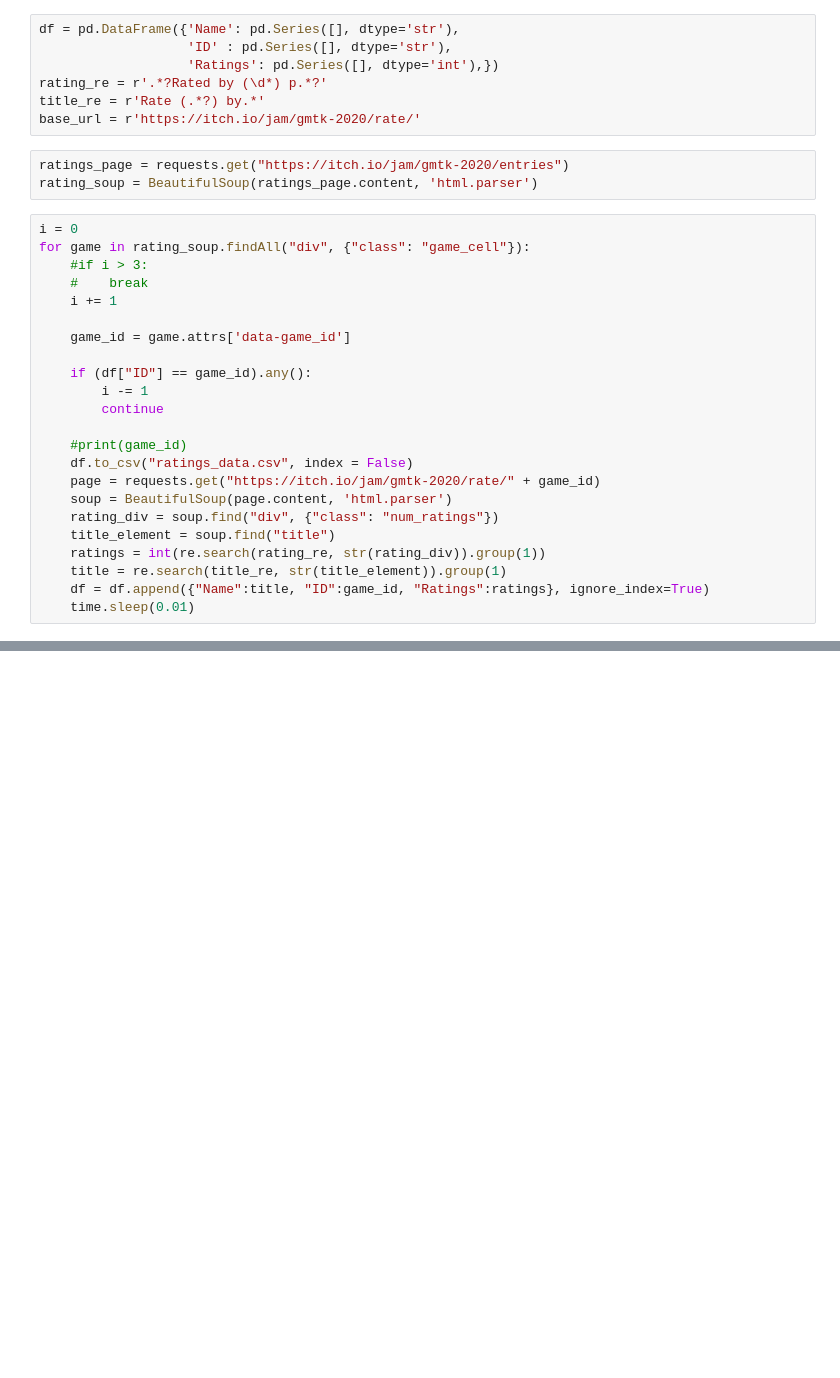
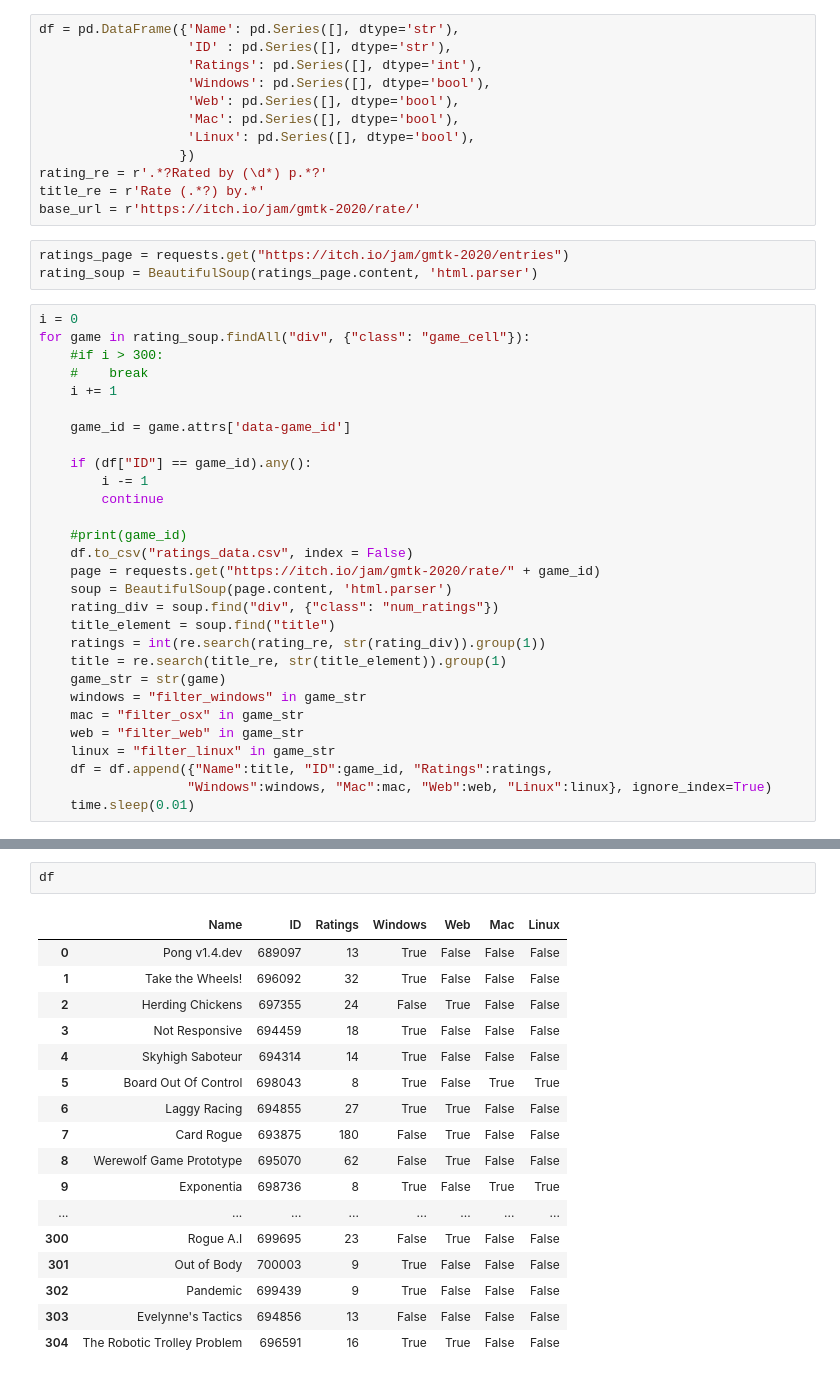
Before and after one commit to CodyEthanJordan/GMTK2020_OutOfControl, a Jupyter notebook: ScrapingOutStats.ipynb, the cells around one changed output, grey strips where cells are left out. Cells and saved outputs as stored; diff of their text form; blank space fills up the shorter version.

```diff
--- a/ScrapingOutStats.ipynb
+++ b/ScrapingOutStats.ipynb
@@ -11,7 +11,12 @@ import time
 # %%
 df = pd.DataFrame({'Name': pd.Series([], dtype='str'),
                    'ID' : pd.Series([], dtype='str'),
-                   'Ratings': pd.Series([], dtype='int'),})
+                   'Ratings': pd.Series([], dtype='int'),
+                   'Windows': pd.Series([], dtype='bool'),
+                   'Web': pd.Series([], dtype='bool'),
+                   'Mac': pd.Series([], dtype='bool'),
+                   'Linux': pd.Series([], dtype='bool'),
+                  })
 rating_re = r'.*?Rated by (\d*) p.*?'
 title_re = r'Rate (.*?) by.*'
 base_url = r'https://itch.io/jam/gmtk-2020/rate/'
@@ -21,7 +26,7 @@ rating_soup = BeautifulSoup(ratings_page.content, 'html.parser')
 # %%
 i = 0
 for game in rating_soup.findAll("div", {"class": "game_cell"}):
-    #if i > 3:
+    #if i > 300:
     #    break
     i += 1
 
@@ -39,5 +44,11 @@ for game in rating_soup.findAll("div", {"class": "game_cell"}):
     title_element = soup.find("title")
     ratings = int(re.search(rating_re, str(rating_div)).group(1))
     title = re.search(title_re, str(title_element)).group(1)
-    df = df.append({"Name":title, "ID":game_id, "Ratings":ratings}, ignore_index=True)
+    game_str = str(game)
+    windows = "filter_windows" in game_str
+    mac = "filter_osx" in game_str
+    web = "filter_web" in game_str
+    linux = "filter_linux" in game_str
+    df = df.append({"Name":title, "ID":game_id, "Ratings":ratings,
+                   "Windows":windows, "Mac":mac, "Web":web, "Linux":linux}, ignore_index=True)
     time.sleep(0.01)
@@ -45,0 +55,20 @@ rating_re = r'.*?Rated by (\d*) p.*?'
+# %%
+df
+# %% [output]
+|  | Name | ID | Ratings | Windows | Web | Mac | Linux |
+| 0 | Pong v1.4.dev | 689097 | 13 | True | False | False | False |
+| 1 | Take the Wheels! | 696092 | 32 | True | False | False | False |
+| 2 | Herding Chickens | 697355 | 24 | False | True | False | False |
+| 3 | Not Responsive | 694459 | 18 | True | False | False | False |
+| 4 | Skyhigh Saboteur | 694314 | 14 | True | False | False | False |
+| 5 | Board Out Of Control | 698043 | 8 | True | False | True | True |
+| 6 | Laggy Racing | 694855 | 27 | True | True | False | False |
+| 7 | Card Rogue | 693875 | 180 | False | True | False | False |
+| 8 | Werewolf Game Prototype | 695070 | 62 | False | True | False | False |
+| 9 | Exponentia | 698736 | 8 | True | False | True | True |
+| ... | ... | ... | ... | ... | ... | ... | ... |
+| 300 | Rogue A.I | 699695 | 23 | False | True | False | False |
+| 301 | Out of Body | 700003 | 9 | True | False | False | False |
+| 302 | Pandemic | 699439 | 9 | True | False | False | False |
+| 303 | Evelynne's Tactics | 694856 | 13 | False | False | False | False |
+| 304 | The Robotic Trolley Problem | 696591 | 16 | True | True | False | False |
```
Also changed, not shown: parts of 15 cells of this notebook, 2 other files.
